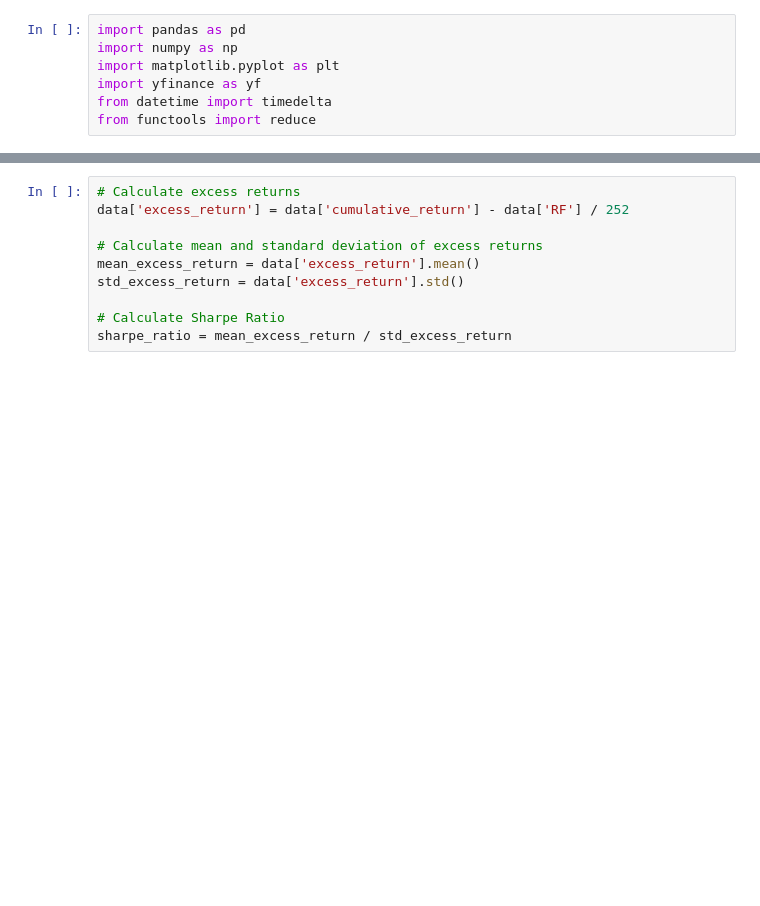
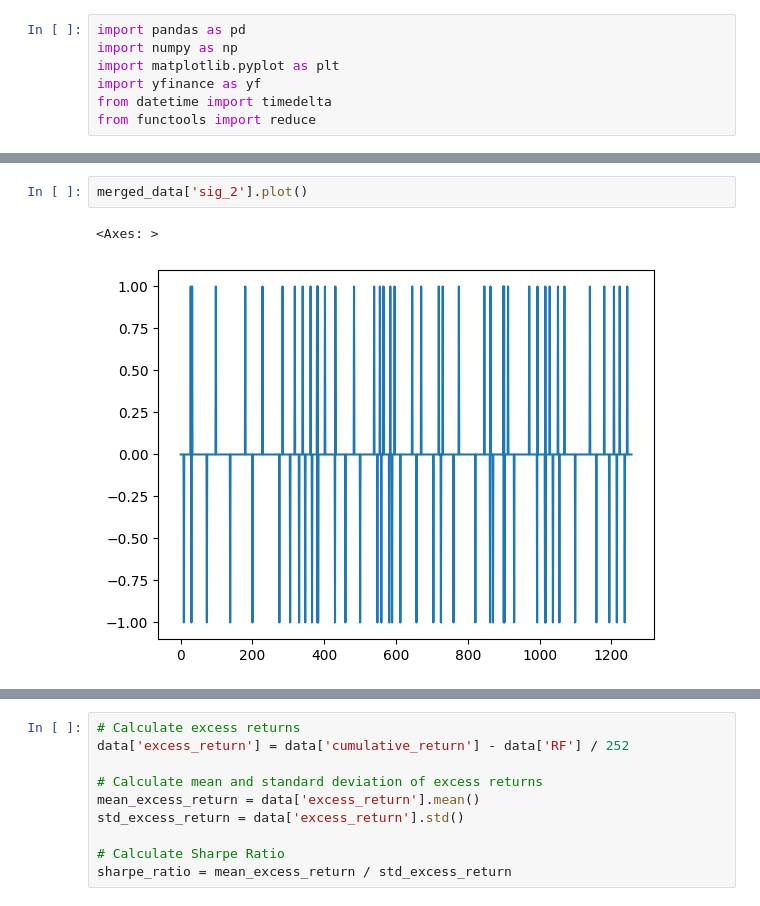
Before and after one commit to memelooody/Bitcoin-Trading-Strategies, a Jupyter notebook: Test.ipynb, the cells around one changed output, grey strips where cells are left out. Saved outputs shown, nothing was run; the diff lists cells and outputs as text; blank space fills up the shorter version.

```diff
--- a/Test.ipynb
+++ b/Test.ipynb
@@ -188,0 +228,5 @@ data
+# %%
+merged_data['sig_2'].plot()
+# %% [output]
+<Axes: >
+[figure, added]
```
Also changed, not shown: parts of 13 cells of this notebook, 1 other file.
